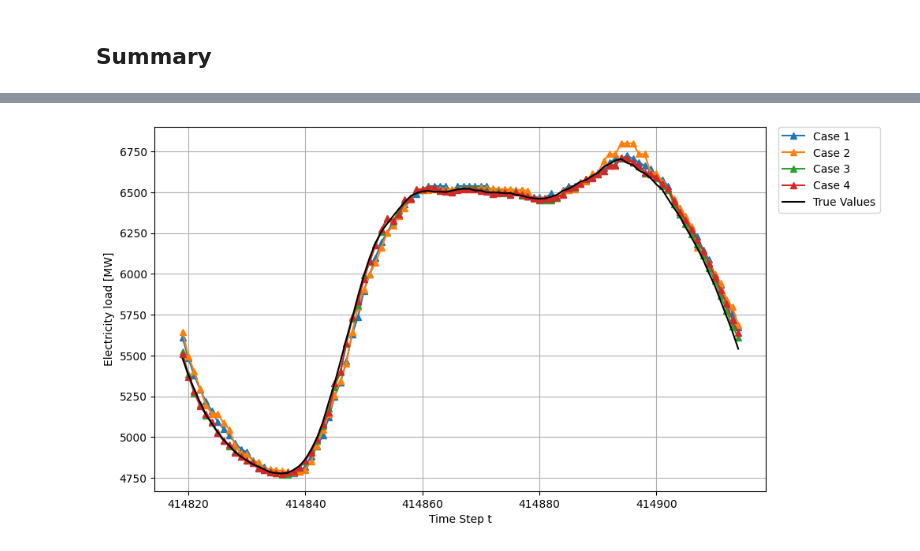
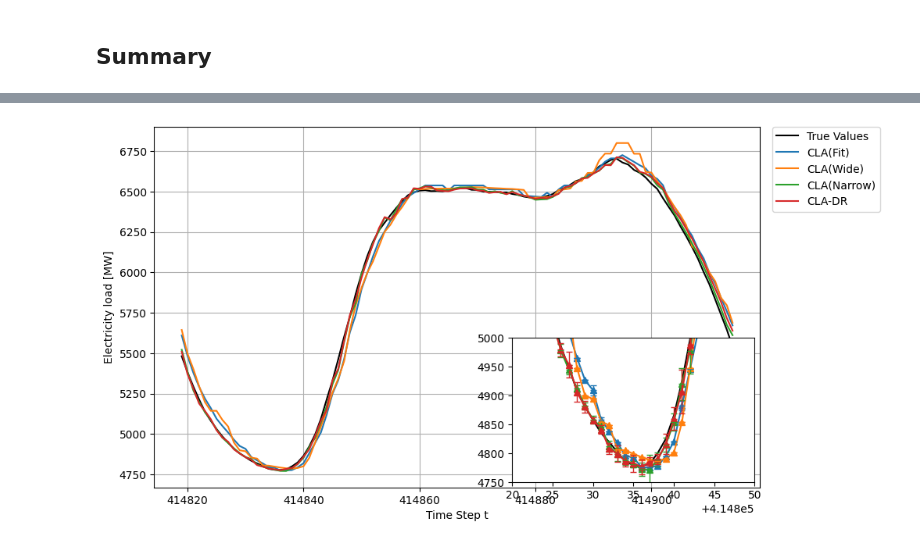
Before and after one commit to tyokyo320/time-series, a Jupyter notebook: utils/predict.ipynb, the cells around one changed output, grey strips where cells are left out. Drawn from its saved outputs; the diff is of its cells as text; code cells hidden in the pictures.

```diff
--- a/utils/predict.ipynb
+++ b/utils/predict.ipynb
@@ -673,0 +736,20 @@ error_abs_value_list.append(case4_error_abs_value)
+# %%
+predicted_values_list = []
+error_abs_value_list = []
+
+# The following are the case labels you want to pass
+# case_labels = ['Case 1', 'Case 2', 'Case 3', 'Case 4']
+# case_labels = ['Case 1', 'Case 4']
+cla_labels = ['CLA(Fit)', 'CLA(Wide)', 'CLA(Narrow)', 'CLA-DR']
+# cla_labels = ['CLA(Fit)', 'CLA-DR']
+
+# The following are the case labels you want to pass
+predicted_values_list.append(case1_predicted_values)
+predicted_values_list.append(case2_predicted_values)
+predicted_values_list.append(case3_predicted_values)
+predicted_values_list.append(case4_predicted_values)
+
+error_abs_value_list.append(case1_error_abs_value)
+error_abs_value_list.append(case2_error_abs_value)
+error_abs_value_list.append(case3_error_abs_value)
+error_abs_value_list.append(case4_error_abs_value)
@@ -674,4 +767,4 @@ error_abs_value_list.append(case4_error_abs_value)
 # %%
-plot_electricity_load_list_by_mean_std(true_values, predicted_values_list, sampling_interval=config.sampling_interval)
+plot_electricity_load_list_by_mean_std_with_cla_labels_and_zoom(true_values, predicted_values_list, labels=cla_labels, sampling_interval=config.sampling_interval, zoom_coords=config.zoom_coords_min)
 # %% [output]
-[figure, old version]
+[figure, new version]
```
Also changed, not shown: parts of 7 cells of this notebook, 4 other files.
